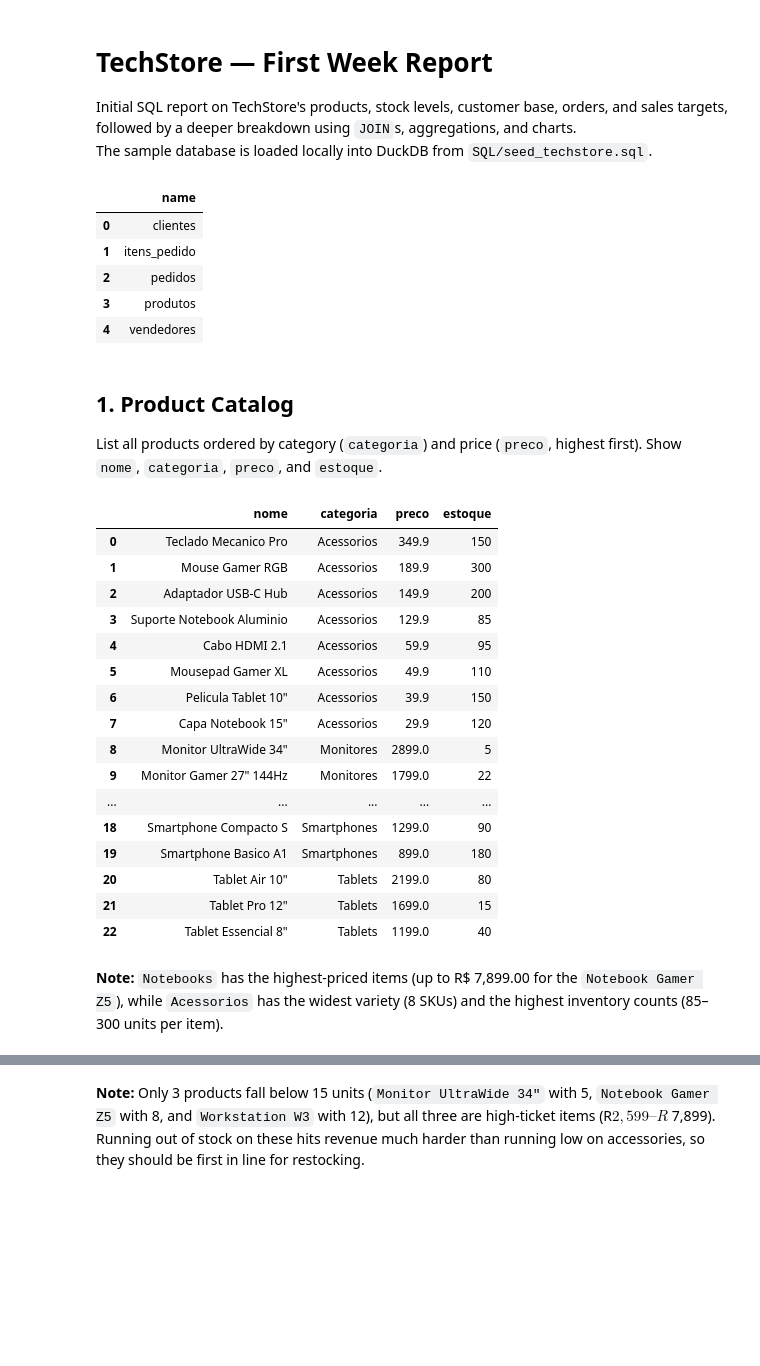
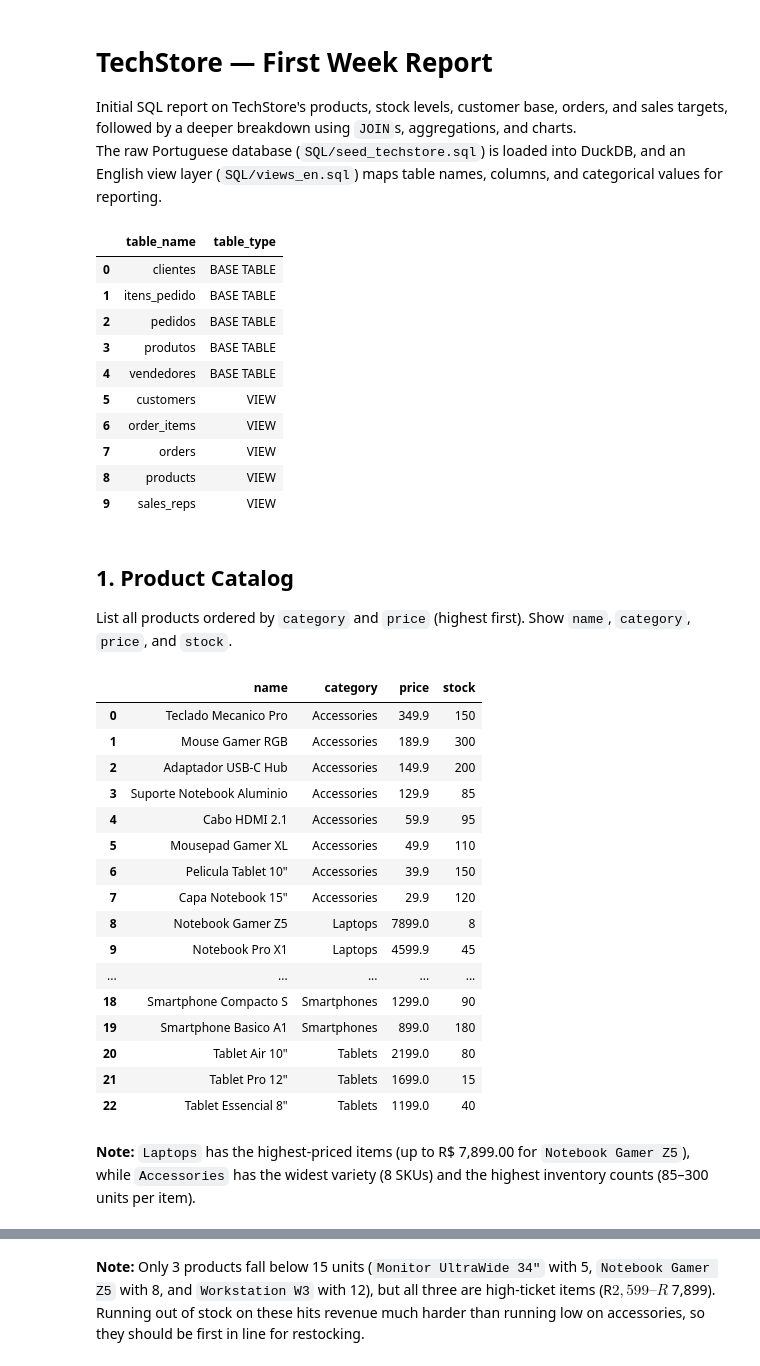
Before and after one commit to NickNunes26/datamundo-practice, a Jupyter notebook: first_week_report.ipynb, the cells around one changed output, grey strips where cells are left out. Cells and saved outputs as stored; diff of their text form; code cells hidden in the pictures; blank space fills up the shorter version.

Commit message:
feat: add English SQL view layer for i18n reporting

```diff
--- a/first_week_report.ipynb
+++ b/first_week_report.ipynb
@@ -2,55 +2,66 @@
 # TechStore — First Week Report
 
 Initial SQL report on TechStore's products, stock levels, customer base, orders, and sales targets, followed by a deeper breakdown using `JOIN`s, aggregations, and charts.
-The sample database is loaded locally into DuckDB from `SQL/seed_techstore.sql`.
+The raw Portuguese database (`SQL/seed_techstore.sql`) is loaded into DuckDB, and an English view layer (`SQL/views_en.sql`) maps table names, columns, and categorical values for reporting.
 # %%
 from pathlib import Path
 import duckdb
 import matplotlib.pyplot as plt
 
 con = duckdb.connect()
 con.execute(Path("SQL/seed_techstore.sql").read_text(encoding="utf-8"))
+con.execute(Path("SQL/views_en.sql").read_text(encoding="utf-8"))
 
 DOCS_DIR = Path("docs")
 DOCS_DIR.mkdir(exist_ok=True)
 
 
 def sql(query: str):
     """Run a SQL query against the in-memory TechStore database and return a DataFrame."""
     return con.sql(query).df()
 
 
-sql("SHOW TABLES")
+sql("""
+SELECT table_name, table_type
+FROM information_schema.tables
+WHERE table_schema = 'main'
+ORDER BY table_type, table_name;
+""")
 # %% [output]
-|  | name |
-| 0 | clientes |
-| 1 | itens_pedido |
-| 2 | pedidos |
-| 3 | produtos |
-| 4 | vendedores |
+|  | table_name | table_type |
+| 0 | clientes | BASE TABLE |
+| 1 | itens_pedido | BASE TABLE |
+| 2 | pedidos | BASE TABLE |
+| 3 | produtos | BASE TABLE |
+| 4 | vendedores | BASE TABLE |
+| 5 | customers | VIEW |
+| 6 | order_items | VIEW |
+| 7 | orders | VIEW |
+| 8 | products | VIEW |
+| 9 | sales_reps | VIEW |
 # %% [markdown]
 ## 1. Product Catalog
 
-List all products ordered by category (`categoria`) and price (`preco`, highest first). Show `nome`, `categoria`, `preco`, and `estoque`.
+List all products ordered by `category` and `price` (highest first). Show `name`, `category`, `price`, and `stock`.
 # %%
 query = """
-SELECT nome, categoria, preco, estoque
-FROM produtos
-ORDER BY categoria ASC, preco DESC;
+SELECT name, category, price, stock
+FROM products
+ORDER BY category ASC, price DESC;
 """
 sql(query)
 # %% [output]
-|  | nome | categoria | preco | estoque |
-| 0 | Teclado Mecanico Pro | Acessorios | 349.9 | 150 |
-| 1 | Mouse Gamer RGB | Acessorios | 189.9 | 300 |
-| 2 | Adaptador USB-C Hub | Acessorios | 149.9 | 200 |
-| 3 | Suporte Notebook Aluminio | Acessorios | 129.9 | 85 |
-| 4 | Cabo HDMI 2.1 | Acessorios | 59.9 | 95 |
-| 5 | Mousepad Gamer XL | Acessorios | 49.9 | 110 |
-| 6 | Pelicula Tablet 10" | Acessorios | 39.9 | 150 |
-| 7 | Capa Notebook 15" | Acessorios | 29.9 | 120 |
-| 8 | Monitor UltraWide 34" | Monitores | 2899.0 | 5 |
-| 9 | Monitor Gamer 27" 144Hz | Monitores | 1799.0 | 22 |
+|  | name | category | price | stock |
+| 0 | Teclado Mecanico Pro | Accessories | 349.9 | 150 |
+| 1 | Mouse Gamer RGB | Accessories | 189.9 | 300 |
+| 2 | Adaptador USB-C Hub | Accessories | 149.9 | 200 |
+| 3 | Suporte Notebook Aluminio | Accessories | 129.9 | 85 |
+| 4 | Cabo HDMI 2.1 | Accessories | 59.9 | 95 |
+| 5 | Mousepad Gamer XL | Accessories | 49.9 | 110 |
+| 6 | Pelicula Tablet 10" | Accessories | 39.9 | 150 |
+| 7 | Capa Notebook 15" | Accessories | 29.9 | 120 |
+| 8 | Notebook Gamer Z5 | Laptops | 7899.0 | 8 |
+| 9 | Notebook Pro X1 | Laptops | 4599.9 | 45 |
 | ... | ... | ... | ... | ... |
 | 18 | Smartphone Compacto S | Smartphones | 1299.0 | 90 |
 | 19 | Smartphone Basico A1 | Smartphones | 899.0 | 180 |
@@ -58,7 +69,7 @@ sql(query)
 | 21 | Tablet Pro 12" | Tablets | 1699.0 | 15 |
 | 22 | Tablet Essencial 8" | Tablets | 1199.0 | 40 |
 # %% [markdown]
-**Note:** `Notebooks` has the highest-priced items (up to R$ 7,899.00 for the `Notebook Gamer Z5`), while `Acessorios` has the widest variety (8 SKUs) and the highest inventory counts (85–300 units per item).
+**Note:** `Laptops` has the highest-priced items (up to R$ 7,899.00 for `Notebook Gamer Z5`), while `Accessories` has the widest variety (8 SKUs) and the highest inventory counts (85–300 units per item).
 # %% [markdown]
 ## 2. Low Stock Items
 
```
Also changed, not shown: parts of 29 cells of this notebook, 3 other files.
